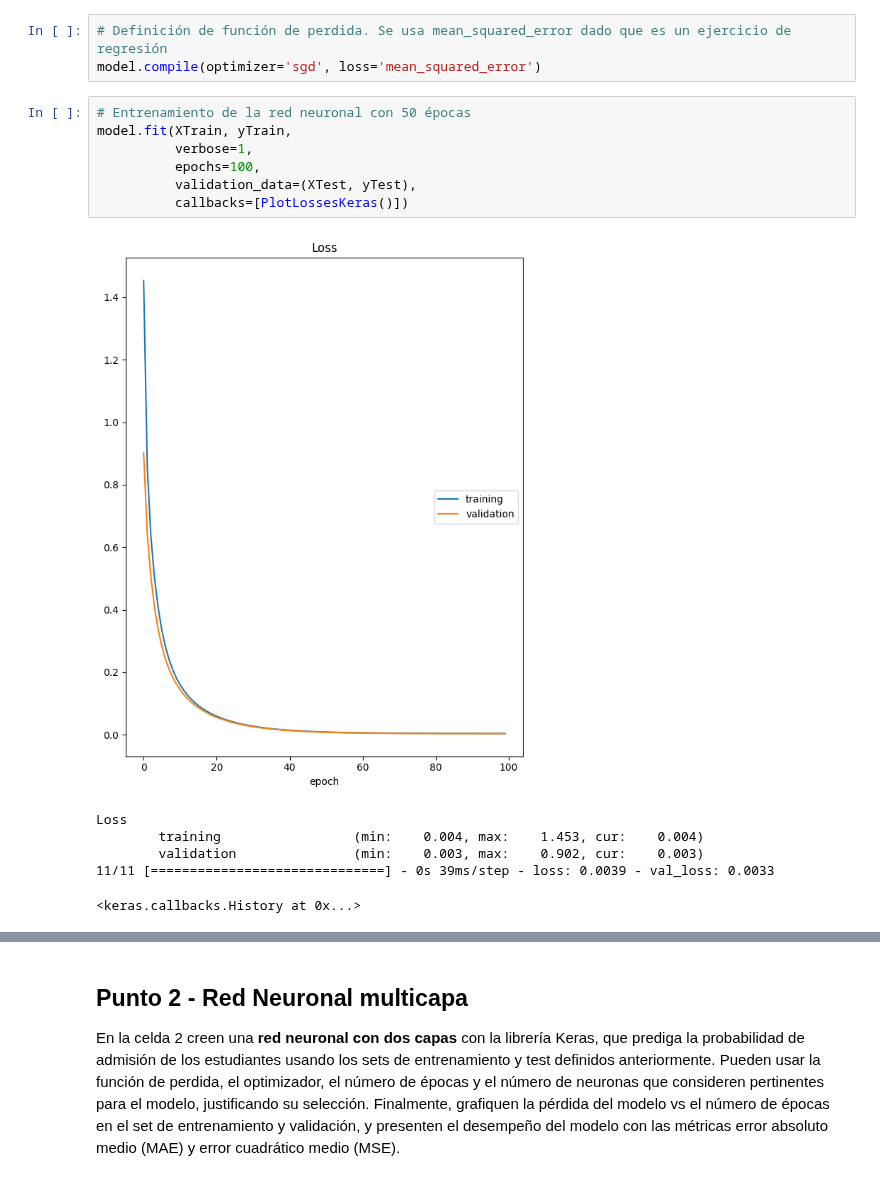
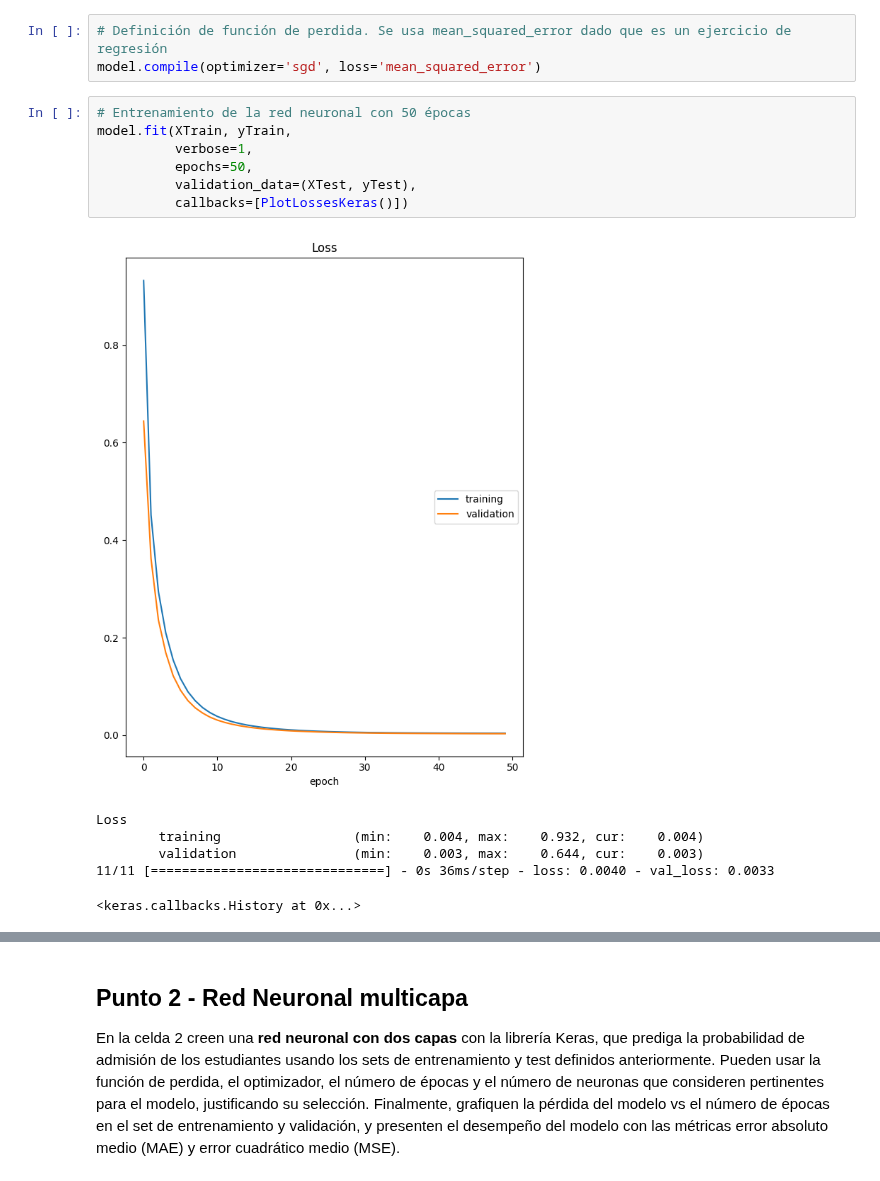
Before and after one commit to AndresAriasG/MIAD_ML_NLP_2023, a Jupyter notebook: Semana 6/S6TC1-Redes_Neuronales.ipynb, the cells around one changed output, grey strips where cells are left out. Cells and saved outputs as stored; diff of their text form.

```diff
--- a/Semana 6/S6TC1-Redes_Neuronales.ipynb
+++ b/Semana 6/S6TC1-Redes_Neuronales.ipynb
@@ -165,14 +149,14 @@ model.compile(optimizer='sgd', loss='mean_squared_error')
 # %%
 # Entrenamiento de la red neuronal con 50 épocas
 model.fit(XTrain, yTrain,
           verbose=1,
-          epochs=100,
+          epochs=50,
           validation_data=(XTest, yTest),
           callbacks=[PlotLossesKeras()])
 # %% [output]
-[figure, old version]
+[figure, new version]
 Loss
-        training                 (min:    0.004, max:    1.453, cur:    0.004)
-        validation               (min:    0.003, max:    0.902, cur:    0.003)
-11/11 [==============================] - 0s 39ms/step - loss: 0.0039 - val_loss: 0.0033
+        training                 (min:    0.004, max:    0.932, cur:    0.004)
+        validation               (min:    0.003, max:    0.644, cur:    0.003)
+11/11 [==============================] - 0s 36ms/step - loss: 0.0040 - val_loss: 0.0033
 <keras.callbacks.History at 0x...>
```
Also changed, not shown: parts of 20 cells of this notebook.
